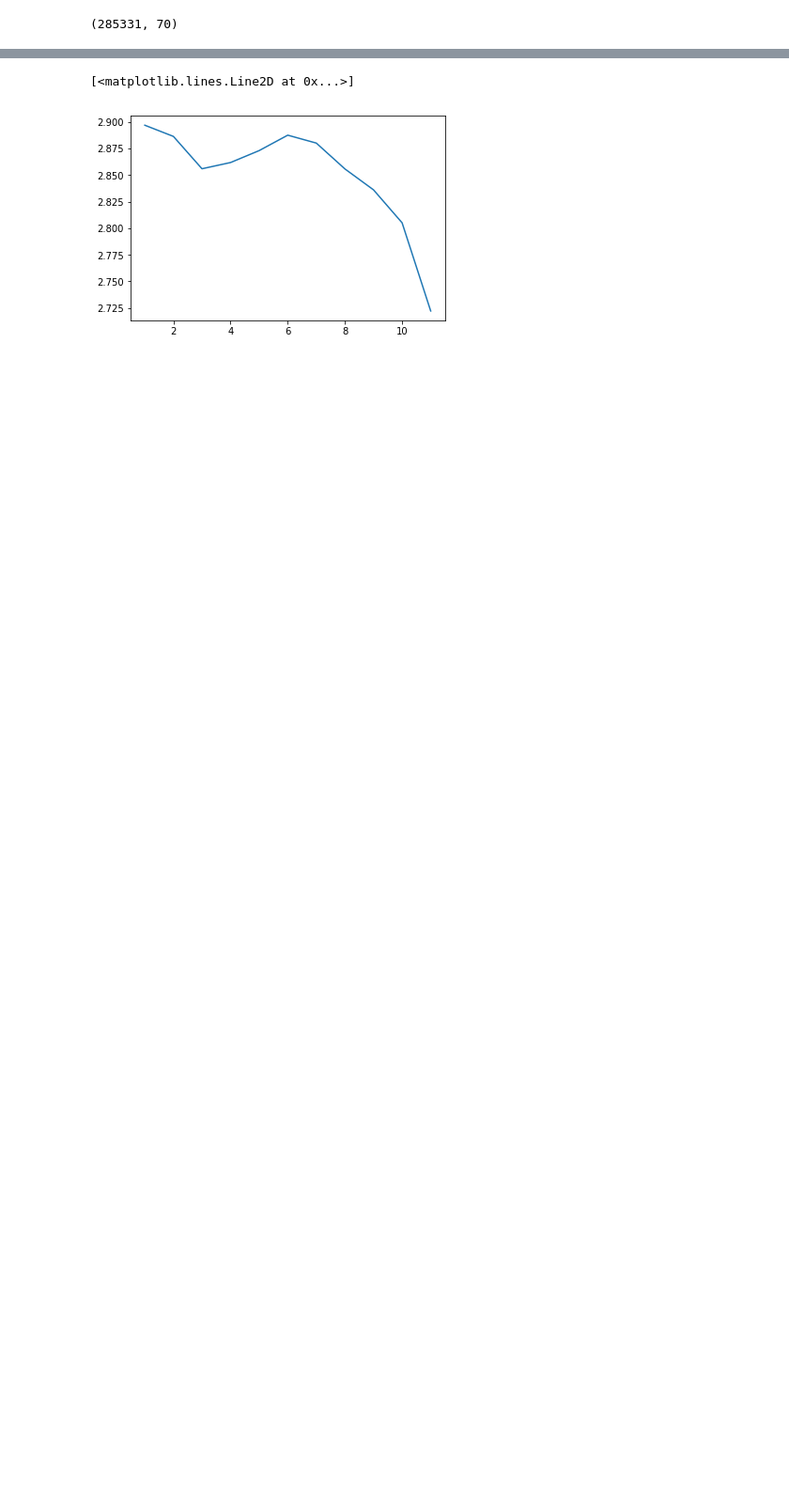
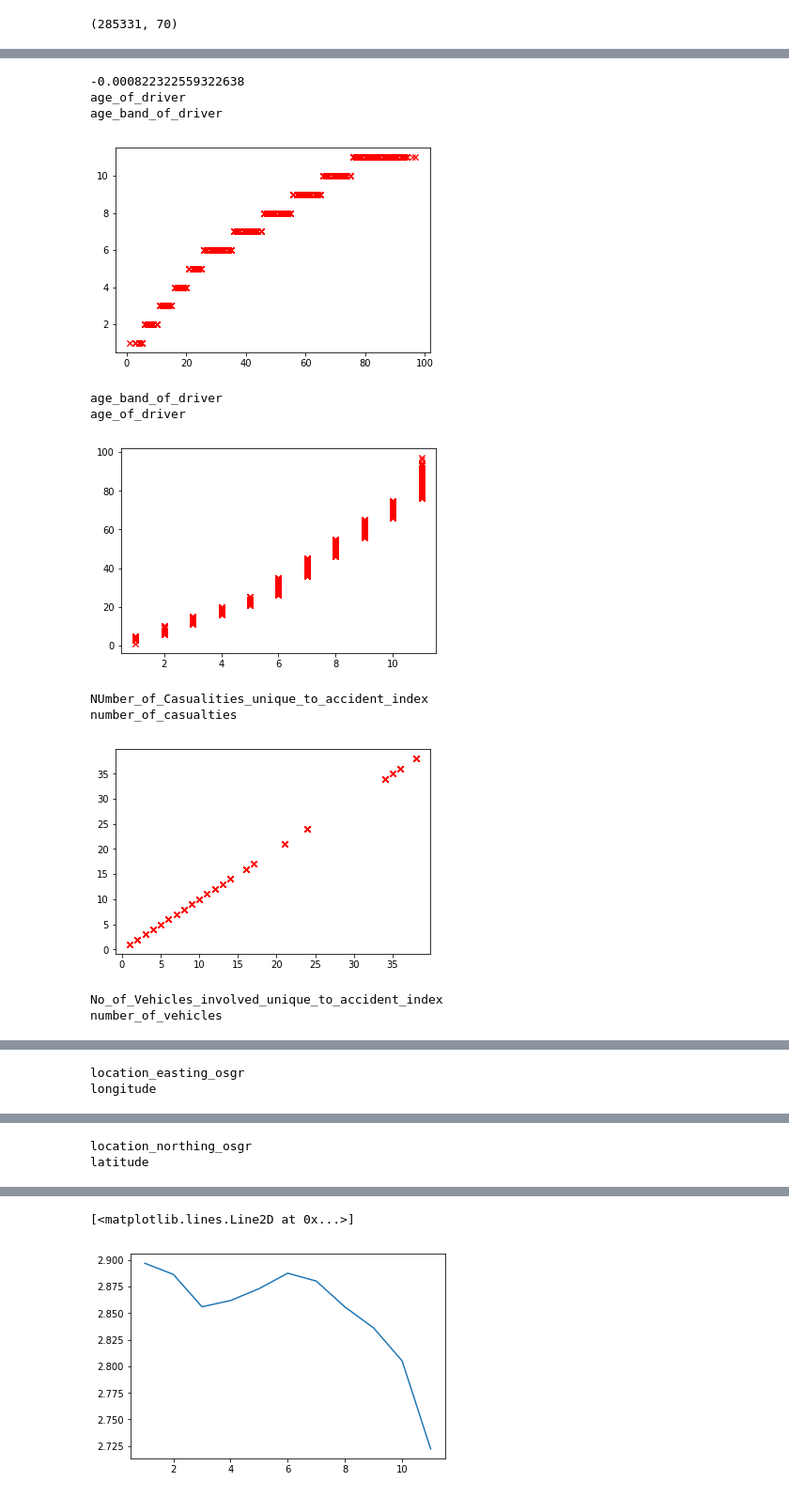
Before and after one commit to RajatRasal/Road-Accidents-Analysis-AI-Hack, a Jupyter notebook: DataCleaning.ipynb, the cells around one changed output, grey strips where cells are left out. Shown at 94% size. Saved outputs shown, nothing was run; the diff lists cells and outputs as text; code cells hidden in the pictures; blank space fills up the shorter version.

```diff
--- a/DataCleaning.ipynb
+++ b/DataCleaning.ipynb
@@ -43,0 +49,57 @@ sns.pairplot(reduced_data)
+# %%
+#trying to find relationships between input features
+
+# reduced_data = data[50, :]
+
+print(data['vehicle_reference'].corr(data['vehicle_type']))
+
+
+for x in data.columns.values:
+    for y in data.columns.values:
+        if x == 'time' or y == 'time':
+            if x == 'time':
+                l = []
+                for i in data[x]:
+                    if type(i) != pd._libs.tslib.Timestamp:
+                        l.append(np.nan)
+                    else:
+                        l.append(i.time().hour)
+                l = pd.Series(l)
+                if x != y and l.corr(data[y]) > 0.9:
+                    print(x)
+                    print(y)
+                    plt.plot(l, data[y], 'rx')
+                    plt.show()
+
+            if y == 'time':
+                l = []
+                for i in data[y]:
+                    if type(i) != pd._libs.tslib.Timestamp:
+                        l.append(np.nan)
+                    else:
+                        l.append(i.time().hour)
+                l = pd.Series(l)
+                if x != y and l.corr(data[x]) > 0.9:
+                    print(x)
+                    print(y)
+                    plt.plot(data[x], l, 'rx')
+                    plt.show()
+        elif x != y and data[x].corr(data[y]) > 0.9:
+            print(x)
+            print(y)
+            plt.plot(data[x], data[y], 'rx')
+            plt.show()
+            print()
+# %% [output]
+-0.000822322559322638
+age_of_driver
+age_band_of_driver
+[figure, added]
+age_band_of_driver
+age_of_driver
+[figure, added]
+NUmber_of_Casualities_unique_to_accident_index
+number_of_casualties
+[figure, added]
+No_of_Vehicles_involved_unique_to_accident_index
+number_of_vehicles
@@ -43,0 +107,2 @@ sns.pairplot(reduced_data)
+location_easting_osgr
+longitude
@@ -43,0 +110,2 @@ sns.pairplot(reduced_data)
+location_northing_osgr
+latitude
```
Also changed, not shown: parts of 9 cells of this notebook, 1 other file.
